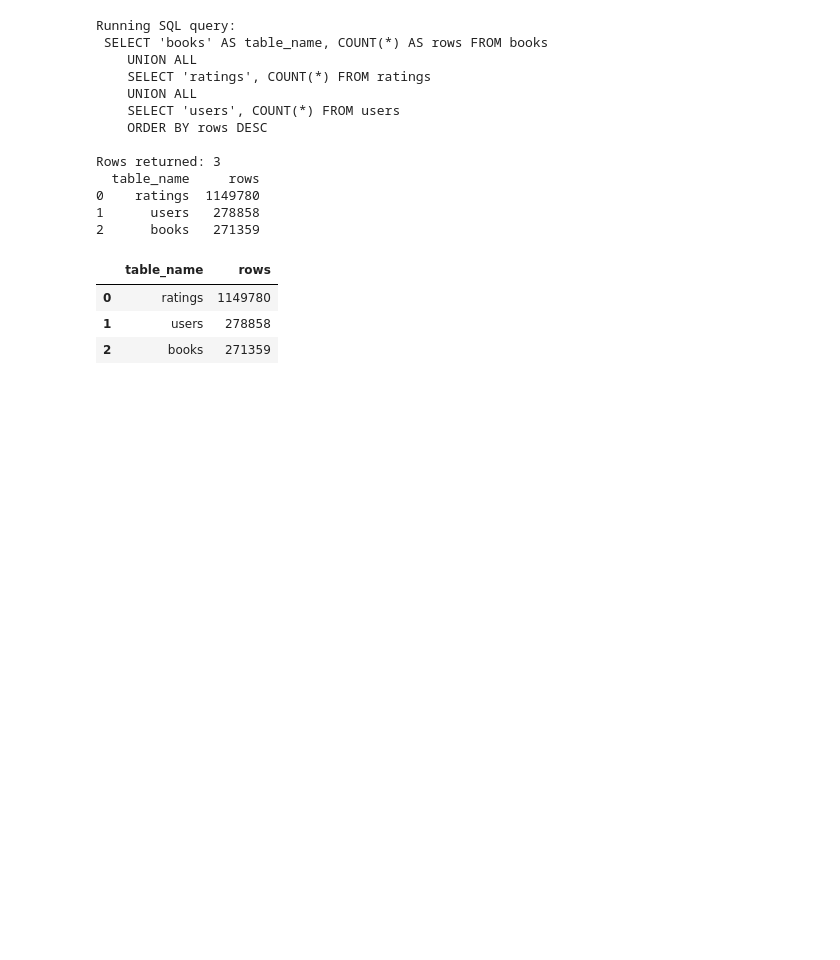
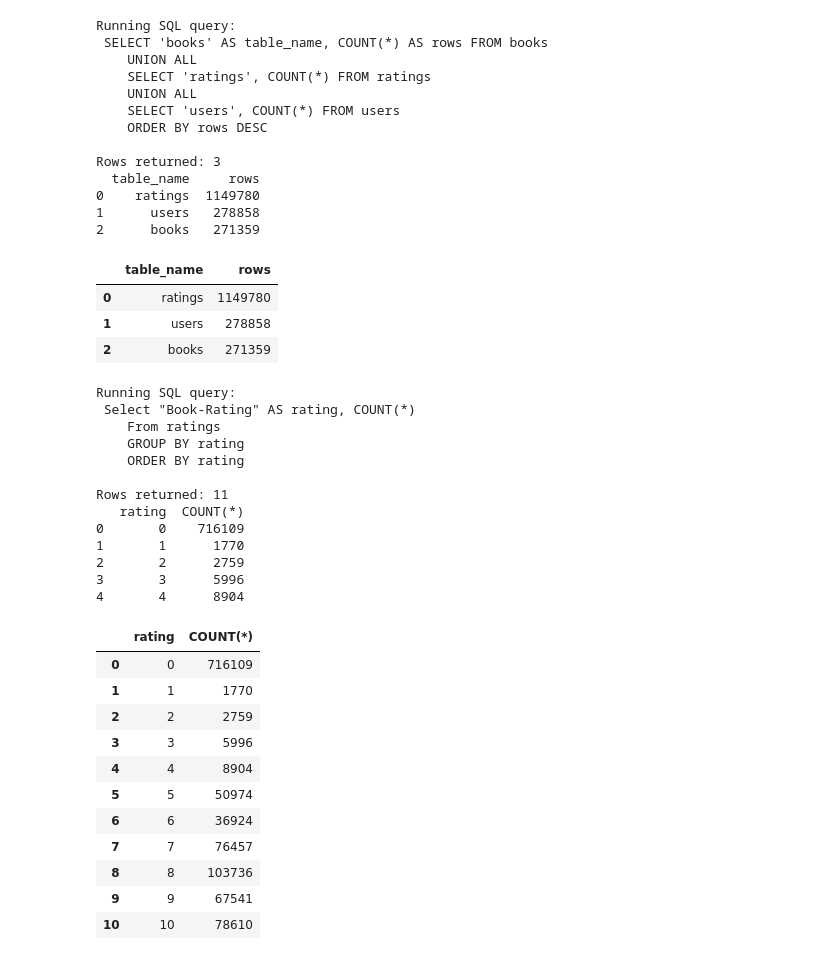
Before and after one commit to Jade-Jones-dev/ai_machine_learning, a Jupyter notebook: week_4/week_4_project/books.ipynb, the cells around one changed output. Cells and saved outputs as stored; diff of their text form; code cells hidden in the pictures; blank space fills up the shorter version.

```diff
--- a/week_4/week_4_project/books.ipynb
+++ b/week_4/week_4_project/books.ipynb
@@ -389,4 +389,39 @@ Rows returned: 3
 | 1 | users | 278858 |
 | 2 | books | 271359 |
 # %%
-#group by and order by return ratings 0 -10 count per rating where rating > 0
+#group by and order by return ratings 0 -10 count per rating  and where rating > 0
+
+ratings = sql_print("""
+    Select "Book-Rating" AS rating, COUNT(*)
+    From ratings
+    GROUP BY rating
+    ORDER BY rating
+""")
+
+ratings
+# %% [output]
+Running SQL query:
+ Select "Book-Rating" AS rating, COUNT(*)
+    From ratings
+    GROUP BY rating
+    ORDER BY rating
+
+Rows returned: 11
+   rating  COUNT(*)
+0       0    716109
+1       1      1770
+2       2      2759
+3       3      5996
+4       4      8904
+|  | rating | COUNT(*) |
+| 0 | 0 | 716109 |
+| 1 | 1 | 1770 |
+| 2 | 2 | 2759 |
+| 3 | 3 | 5996 |
+| 4 | 4 | 8904 |
+| 5 | 5 | 50974 |
+| 6 | 6 | 36924 |
+| 7 | 7 | 76457 |
+| 8 | 8 | 103736 |
+| 9 | 9 | 67541 |
+| 10 | 10 | 78610 |
```
Also changed, not shown: parts of 1 cell of this notebook, 1 other file.
